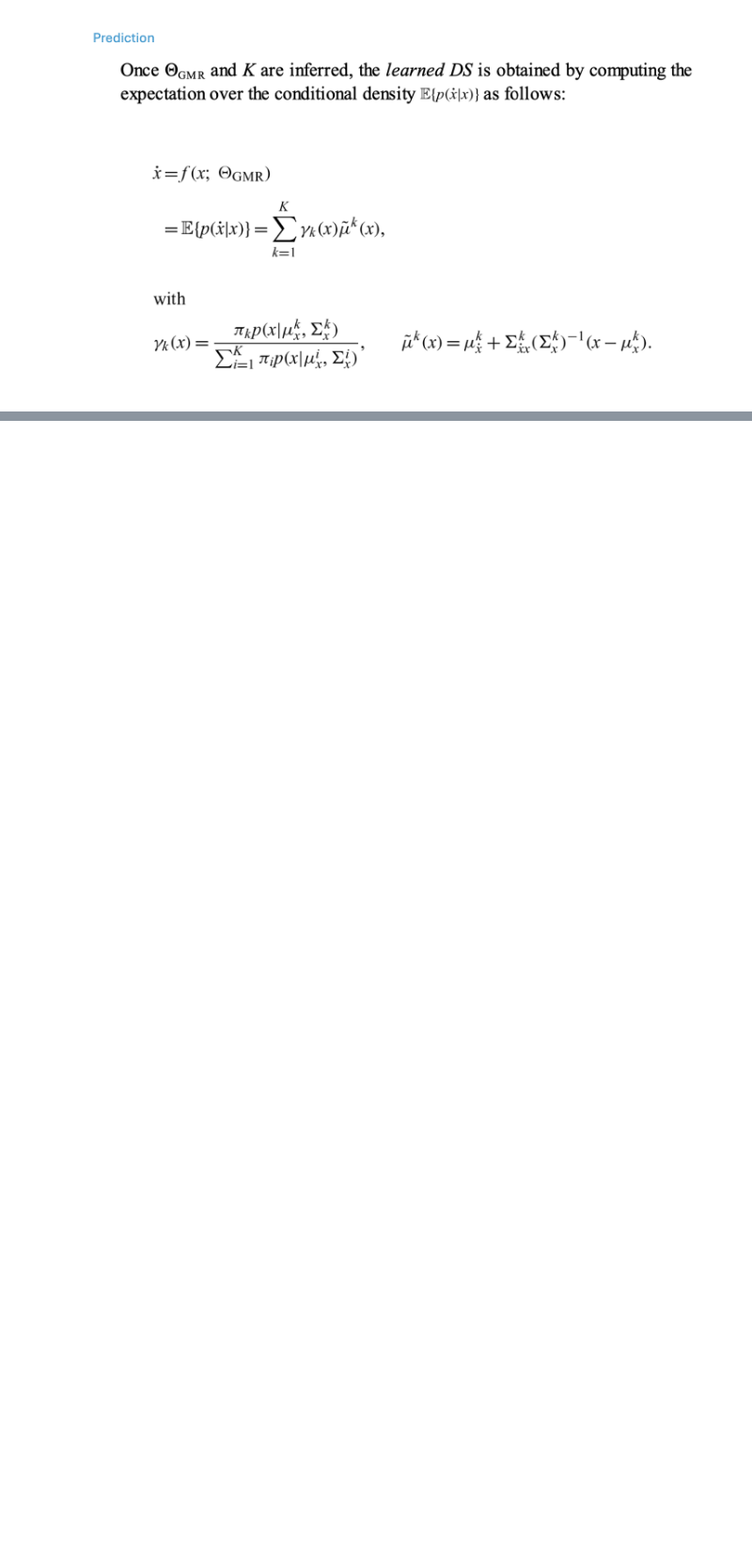
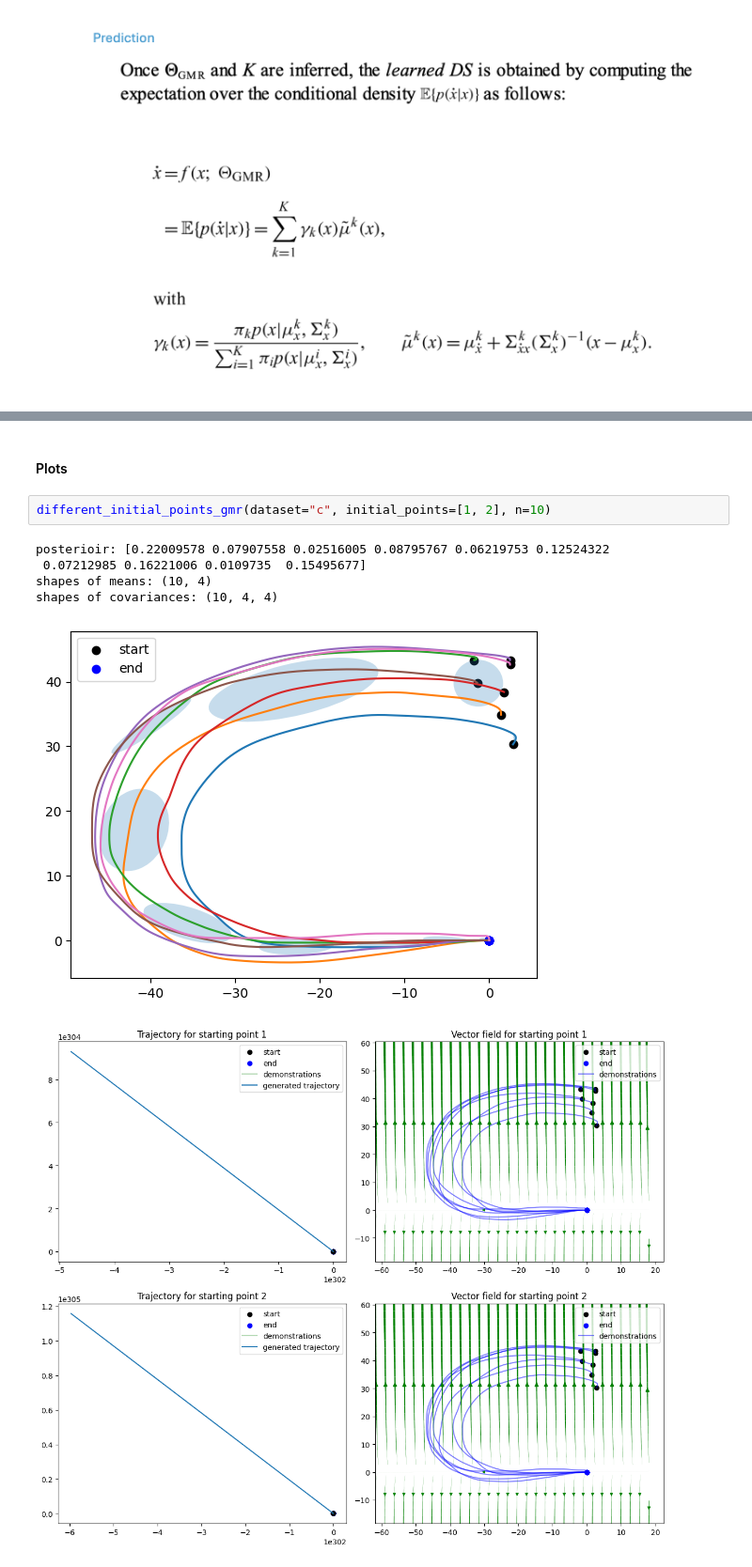
Before and after one commit to AshrithSagar/CP321-ILR-2025, a Jupyter notebook: Assignments/Assignment-3,4,5/Assignment5_RegressionTechniques(GMR).ipynb, the cells around one changed output, grey strips where cells are left out. Shown at 94% size. Drawn from its saved outputs; the diff is of its cells as text; blank space fills up the shorter version.

```diff
--- a/Assignments/Assignment-3,4,5/Assignment5_RegressionTechniques(GMR).ipynb
+++ b/Assignments/Assignment-3,4,5/Assignment5_RegressionTechniques(GMR).ipynb
@@ -279,0 +37,11 @@ please submit the copy of this file with the naming convention **SRNO(5digit)_As
+# %% [markdown]
+#### Plots
+# %%
+different_initial_points_gmr(dataset="c", initial_points=[1, 2], n=10)
+# %% [output]
+posterioir: [0.22009578 0.07907558 0.02516005 0.08795767 0.06219753 0.12524322
+ 0.07212985 0.16221006 0.0109735  0.15495677]
+shapes of means: (10, 4)
+shapes of covariances: (10, 4, 4)
+[figure, added]
+[figure, added]
```
Also changed, not shown: parts of 49 cells of this notebook, 2 other files.
